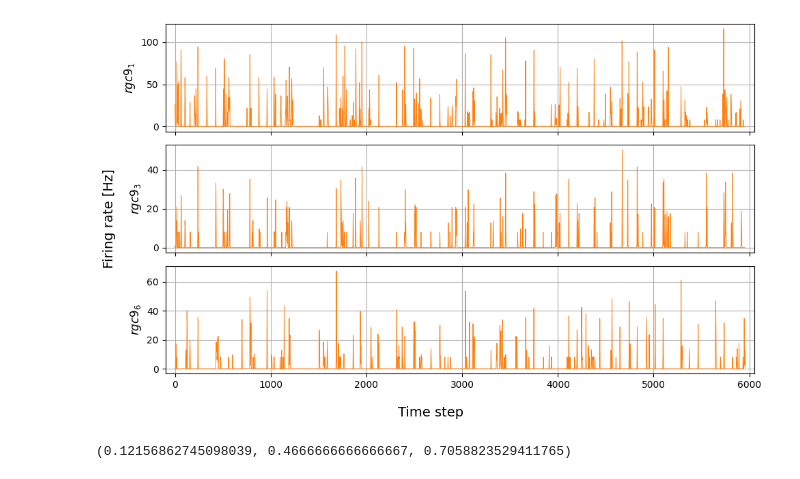
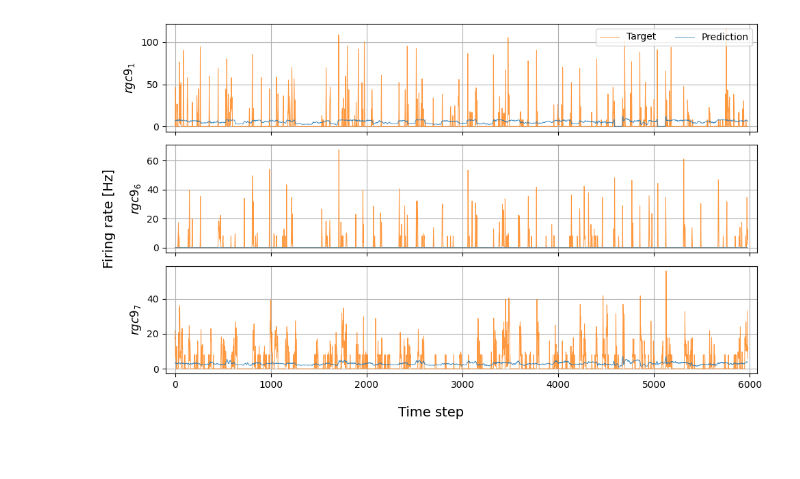
Before and after one commit to JankowskiDaniel/Neural-Deep-Retina, a Jupyter notebook: notebooks/11-prediction-plots.ipynb, the cells around one changed output. Saved outputs shown, nothing was run; the diff lists cells and outputs as text; code cells hidden in the pictures.

Commit message:
Modify prediction plots notebook

```diff
--- a/notebooks/11-prediction-plots.ipynb
+++ b/notebooks/11-prediction-plots.ipynb
@@ -62,7 +62,14 @@ def visualize_outputs_and_targets(
 
         # Legend: only on first subplot if predictions are provided
         if predictions is not None and i == 0:
-            ax.legend(loc="upper right", fontsize=10)
+            handles, labels = ax.get_legend_handles_labels()
+            ax.legend(
+                handles=handles,
+                labels=labels,
+                loc="upper right",
+                fontsize=10,
+                ncol=2,
+            )
         else:
             ax.get_legend().remove()
 
@@ -76,25 +83,24 @@ def visualize_outputs_and_targets(
         return fig
     return None
 # %%
-targets = pd.read_csv("unscaled_targets.csv")
-predictions = pd.read_csv("unscaled_outputs.csv")
+csv_dir = Path("predictions")
+model_name = "3D"
+
+targets = pd.read_csv(csv_dir / model_name / "unscaled_targets.csv")
+predictions = pd.read_csv(csv_dir / model_name / "unscaled_outputs.csv")
 
 num_channels = 9 # 9, 14, 27
 dataset_name = "rgc"
-selected_channels = [0, 2, 5]
+selected_channels = [0, 5, 6]
 
 visualize_outputs_and_targets(
     targets=targets,
     plots_dir=Path("plots"),
-    file_name="test.png",
+    file_name="test.pdf",
     return_fig=False,
     selected_channels=selected_channels,  # Example of selecting specific channels
     channel_labels=[f"${dataset_name}{num_channels}_{{{c+1}}}$" for c in range(num_channels)],
-    # predictions=predictions
+    predictions=predictions
 )
 # %% [output]
-[figure, old version]
+[figure, new version]
-# %%
-sns.color_palette("tab10")[0]
-# %% [output]
-(0.12156862745098039, 0.4666666666666667, 0.7058823529411765)
```
